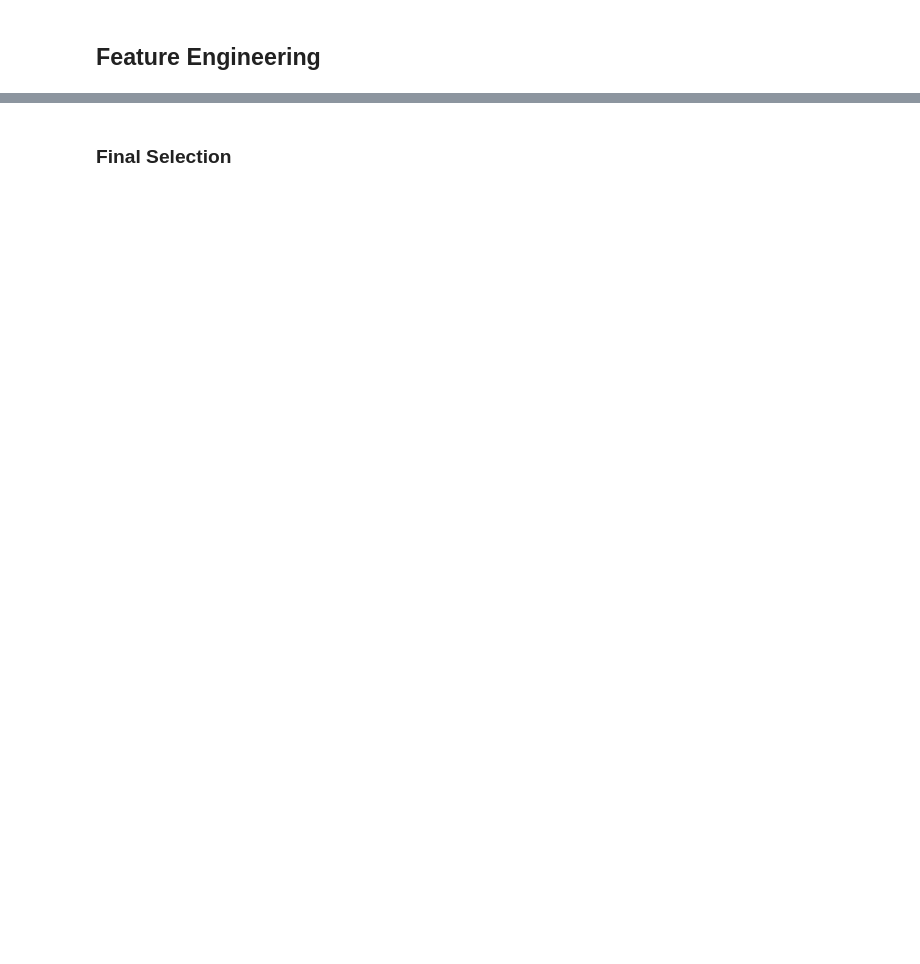
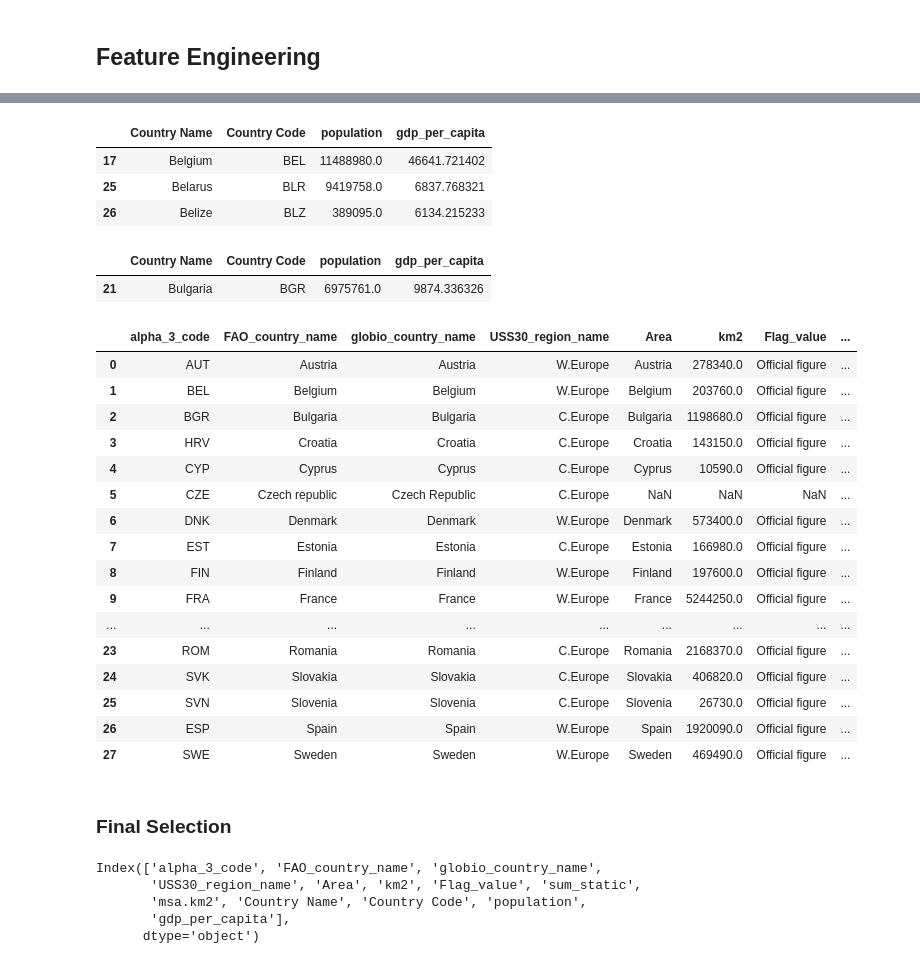
Before and after one commit to AlexandreGazagnes/Global-Biodiversity-Score, a Jupyter notebook: notebooks/01-First-Explo.ipynb, the cells around one changed output, grey strips where cells are left out. Drawn from its saved outputs; the diff is of its cells as text; code cells hidden in the pictures; blank space fills up the shorter version.

```diff
--- a/notebooks/01-First-Explo.ipynb
+++ b/notebooks/01-First-Explo.ipynb
@@ -644,0 +1669,3 @@ final_gpd_pop
+# %%
+gdp = pd.read_csv(fn)
+gdp
@@ -644,0 +1686,3 @@ final_gpd_pop
+# %%
+gdp = gdp.loc[:, gdp.columns.tolist()[:2] + ["2019"]]
+gdp
@@ -644,0 +1703,3 @@ final_gpd_pop
+# %%
+gdp.rename(columns={"2019": "gdp_per_capita"}, inplace=True)
+gdp
@@ -644,0 +1722,5 @@ final_gpd_pop
+# %%
+pop_gdp = pd.merge(
+    left=pop, right=gdp, on=["Country Name", "Country Code"], how="outer"
+)
+pop_gdp
@@ -645,7 +1741,54 @@ final_gpd_pop
+# %%
+test_3_codes = ["AUT", "BEL, BGR"]
+
+pop_gdp.loc[pop_gdp.loc[:, "Country Name"].str.contains("Bel"), :]
+# %% [output]
+|  | Country Name | Country Code | population | gdp_per_capita |
+| 17 | Belgium | BEL | 11488980.0 | 46641.721402 |
+| 25 | Belarus | BLR | 9419758.0 | 6837.768321 |
+| 26 | Belize | BLZ | 389095.0 | 6134.215233 |
+# %%
+pop_gdp.loc[pop_gdp.loc[:, "Country Name"].str.contains("Bul"), :]
+# %% [output]
+|  | Country Name | Country Code | population | gdp_per_capita |
+| 21 | Bulgaria | BGR | 6975761.0 | 9874.336326 |
+# %%
+final_gdp_pop = pd.merge(
+    left=final,
+    right=pop_gdp,
+    left_on="alpha_3_code",
+    right_on="Country Code",
+    how="left",
+)
+final_gdp_pop
+# %% [output]
+|  | alpha_3_code | FAO_country_name | globio_country_name | USS30_region_name | Area | km2 | Flag_value | ... |
+| 0 | AUT | Austria | Austria | W.Europe | Austria | 278340.0 | Official figure | ... |
+| 1 | BEL | Belgium | Belgium | W.Europe | Belgium | 203760.0 | Official figure | ... |
+| 2 | BGR | Bulgaria | Bulgaria | C.Europe | Bulgaria | 1198680.0 | Official figure | ... |
+| 3 | HRV | Croatia | Croatia | C.Europe | Croatia | 143150.0 | Official figure | ... |
+| 4 | CYP | Cyprus | Cyprus | C.Europe | Cyprus | 10590.0 | Official figure | ... |
+| 5 | CZE | Czech republic | Czech Republic | C.Europe | NaN | NaN | NaN | ... |
+| 6 | DNK | Denmark | Denmark | W.Europe | Denmark | 573400.0 | Official figure | ... |
+| 7 | EST | Estonia | Estonia | C.Europe | Estonia | 166980.0 | Official figure | ... |
+| 8 | FIN | Finland | Finland | W.Europe | Finland | 197600.0 | Official figure | ... |
+| 9 | FRA | France | France | W.Europe | France | 5244250.0 | Official figure | ... |
+| ... | ... | ... | ... | ... | ... | ... | ... | ... |
+| 23 | ROM | Romania | Romania | C.Europe | Romania | 2168370.0 | Official figure | ... |
+| 24 | SVK | Slovakia | Slovakia | C.Europe | Slovakia | 406820.0 | Official figure | ... |
+| 25 | SVN | Slovenia | Slovenia | C.Europe | Slovenia | 26730.0 | Official figure | ... |
+| 26 | ESP | Spain | Spain | W.Europe | Spain | 1920090.0 | Official figure | ... |
+| 27 | SWE | Sweden | Sweden | W.Europe | Sweden | 469490.0 | Official figure | ... |
 # %% [markdown]
 ### Final Selection
 # %%
-final_gpd_pop.columns
+final_gdp_pop.columns
+# %% [output]
+Index(['alpha_3_code', 'FAO_country_name', 'globio_country_name',
+       'USS30_region_name', 'Area', 'km2', 'Flag_value', 'sum_static',
+       'msa.km2', 'Country Name', 'Country Code', 'population',
+       'gdp_per_capita'],
+      dtype='object')
 # %%
 cols = [
     # "exiobase_region_id",
```
Also changed, not shown: parts of 155 cells of this notebook.
